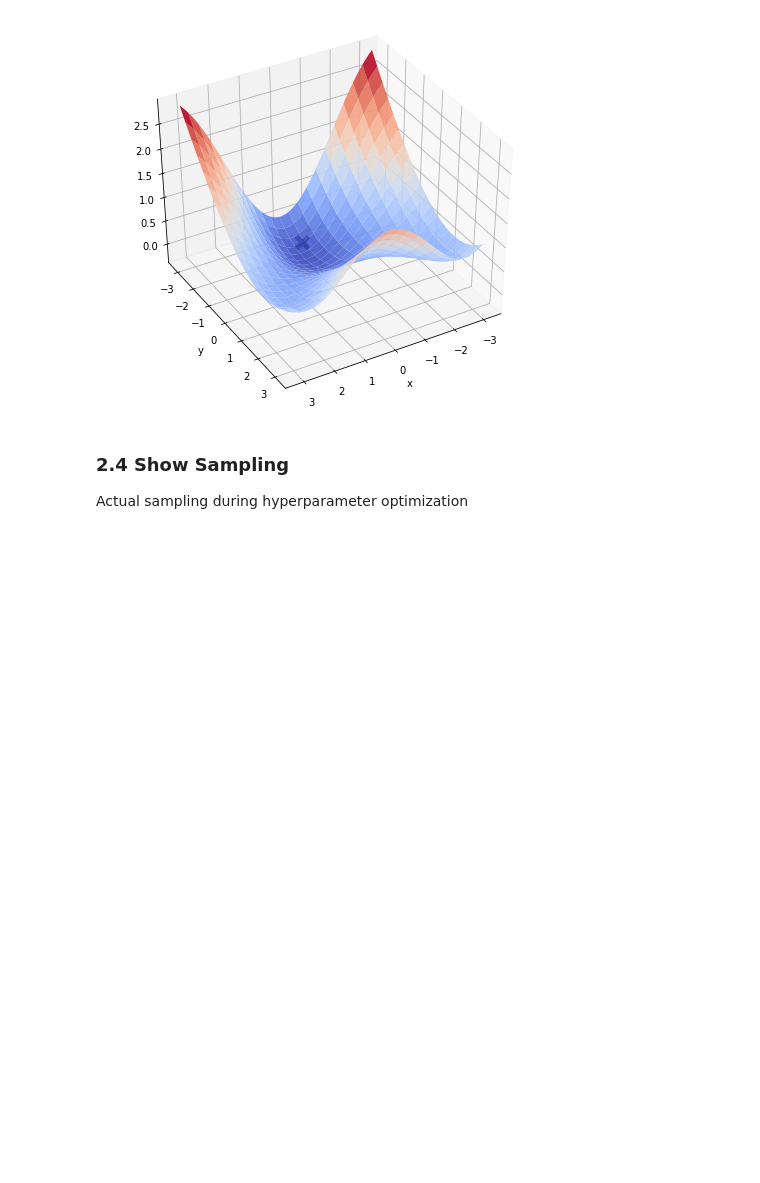
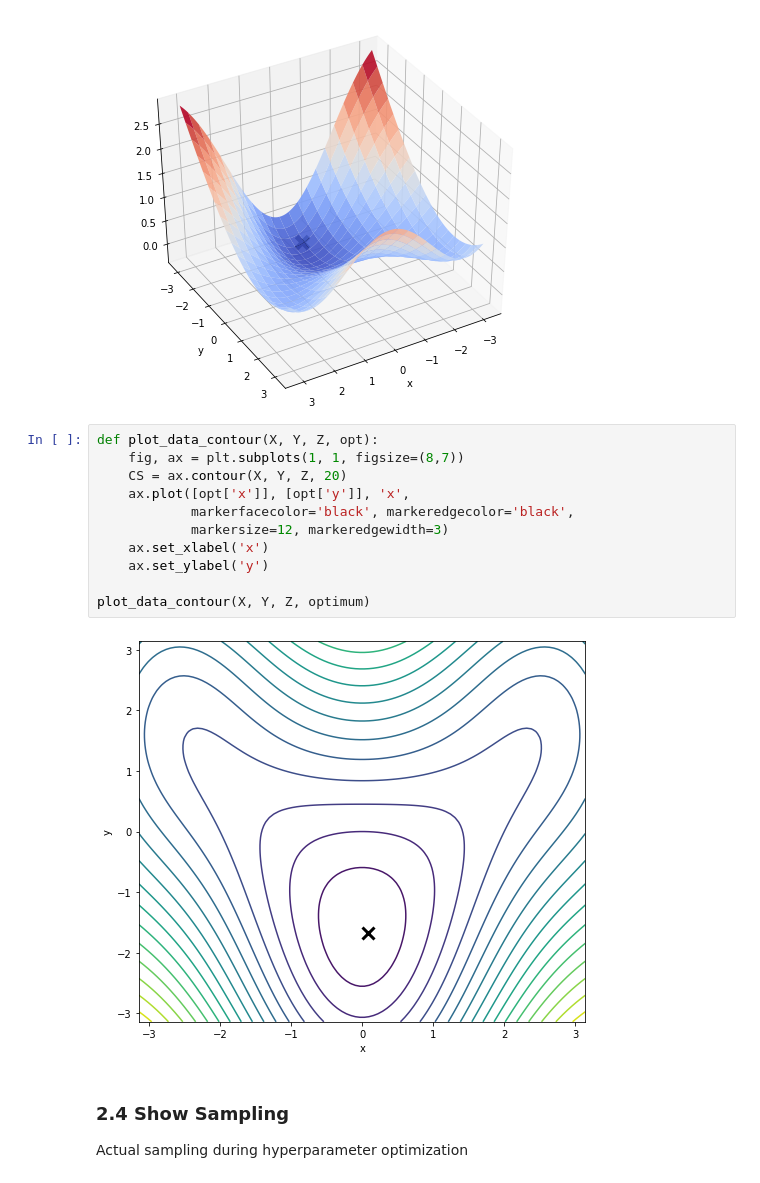
Before and after one commit to nathanielng/python-snippets, a Jupyter notebook: machine-learning/hyperparameter_opt.ipynb, the cells around one changed output. Saved outputs shown, nothing was run; the diff lists cells and outputs as text; blank space fills up the shorter version.

Commit message:
Add contour plot

```diff
--- a/machine-learning/hyperparameter_opt.ipynb
+++ b/machine-learning/hyperparameter_opt.ipynb
@@ -111,6 +111,19 @@ def plot_data(X, Y, Z, opt):
 plot_data(X, Y, Z, optimum)
 # %% [output]
 [figure]
+# %%
+def plot_data_contour(X, Y, Z, opt):
+    fig, ax = plt.subplots(1, 1, figsize=(8,7))
+    CS = ax.contour(X, Y, Z, 20)
+    ax.plot([opt['x']], [opt['y']], 'x',
+            markerfacecolor='black', markeredgecolor='black',
+            markersize=12, markeredgewidth=3)
+    ax.set_xlabel('x')
+    ax.set_ylabel('y')
+
+plot_data_contour(X, Y, Z, optimum)
+# %% [output]
+[figure, added]
 # %% [markdown]
 ### 2.4 Show Sampling
 
```
Also changed, not shown: parts of 1 cell of this notebook, 2 other files.
